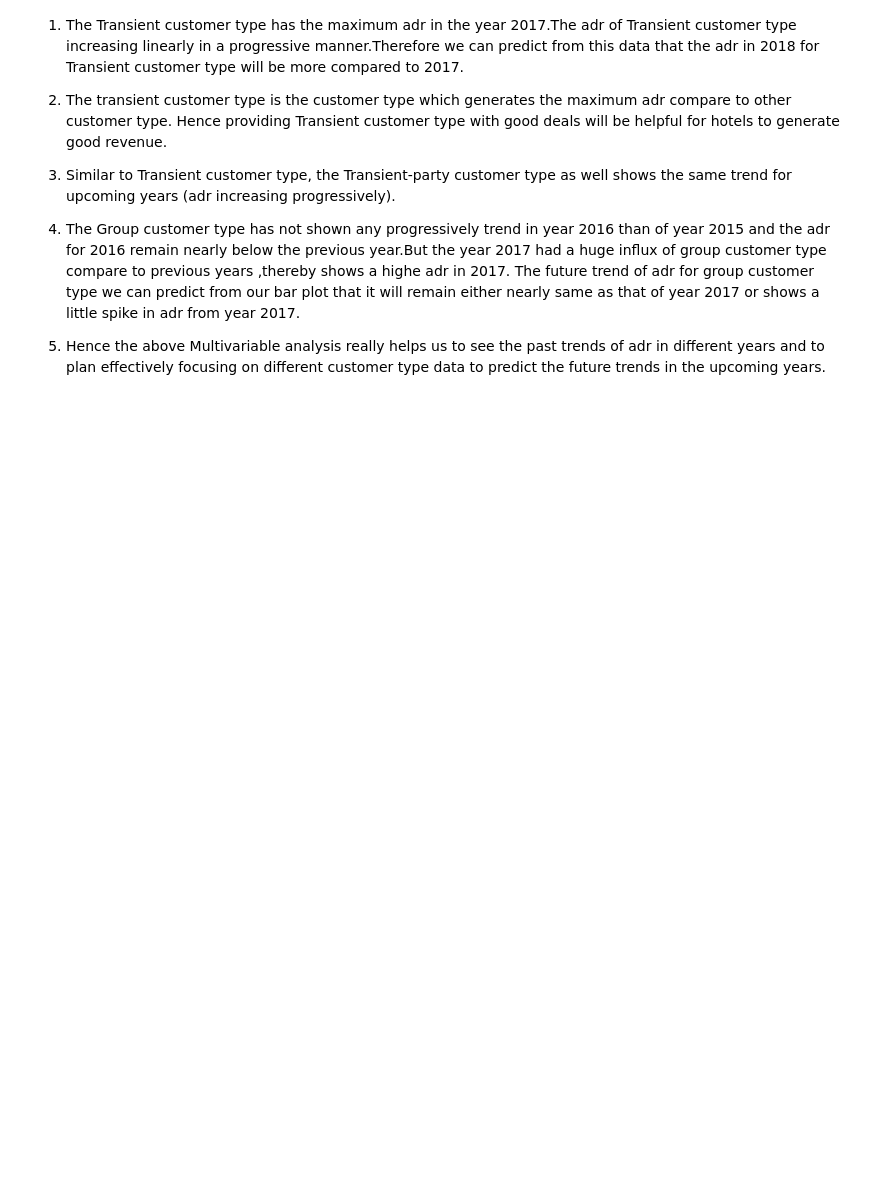
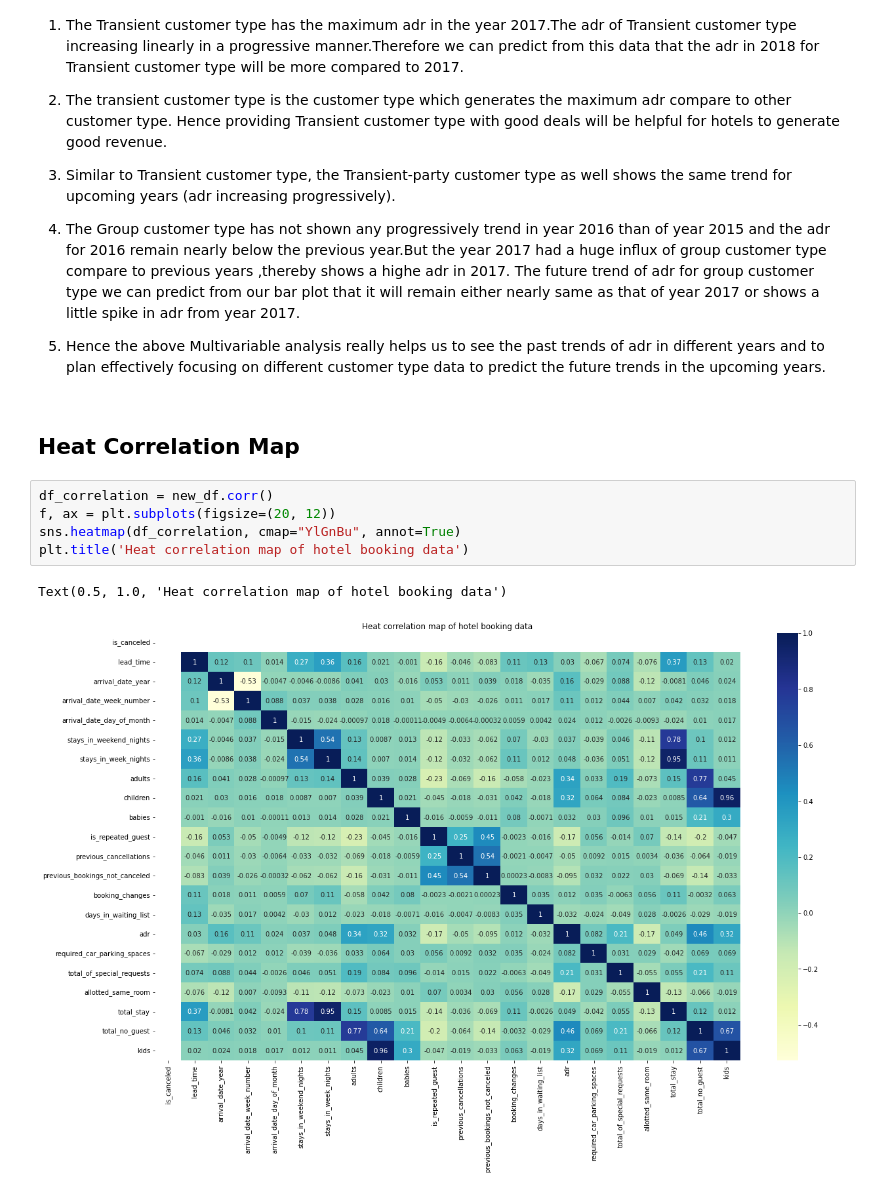
Before and after one commit to 7692TITO/EDA-Capstone-Project, a Jupyter notebook: Individual_Notebook_Capstone_Project_(Tito).ipynb, the cells around one changed output. Cells and saved outputs as stored; diff of their text form; blank space fills up the shorter version.

```diff
--- a/Individual_Notebook_Capstone_Project_(Tito).ipynb
+++ b/Individual_Notebook_Capstone_Project_(Tito).ipynb
@@ -566,3 +566,13 @@ Text(0.5, 1.0, 'Customer Type vs Average daily rate in different years')
 4. The Group customer type has not shown any progressively trend in year 2016 than of year 2015 and the adr for 2016 remain nearly below the previous year.But the year 2017 had a huge influx of group customer type compare to previous years ,thereby shows a highe adr in 2017. The future trend of adr for group customer type we can predict from our bar plot that it will remain either nearly same as that of year 2017 or shows a little spike in adr from year 2017.
 
 5. Hence the above Multivariable analysis really helps us to see the past trends of adr in different years and to plan effectively focusing on different customer type data to predict the future trends in the upcoming years.
+# %% [markdown]
+## **Heat Correlation Map**
+# %%
+df_correlation = new_df.corr()
+f, ax = plt.subplots(figsize=(20, 12))
+sns.heatmap(df_correlation, cmap="YlGnBu", annot=True)
+plt.title('Heat correlation map of hotel booking data')
+# %% [output]
+Text(0.5, 1.0, 'Heat correlation map of hotel booking data')
+[figure, added]
```
Also changed, not shown: parts of 1 cell of this notebook.
